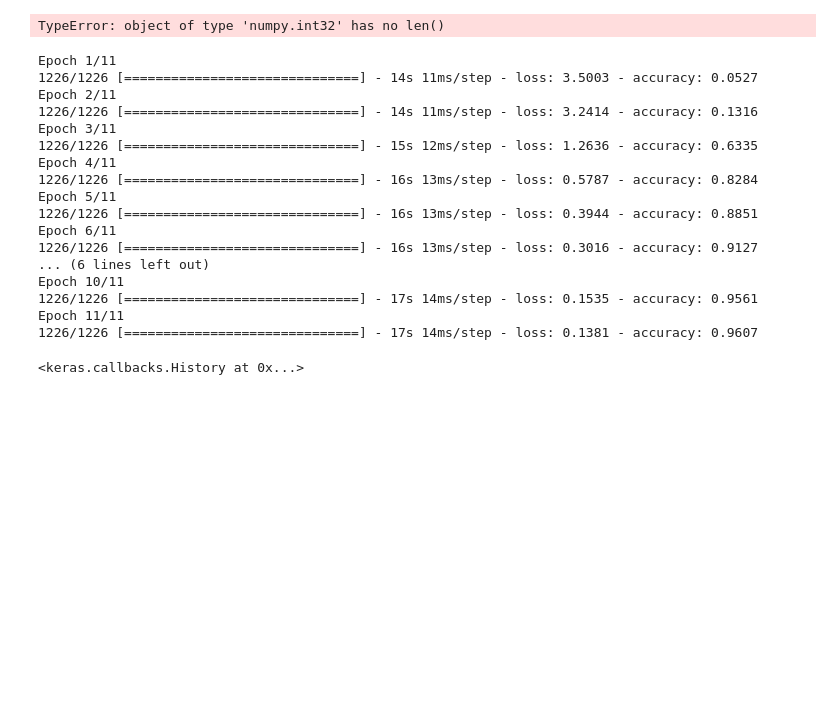
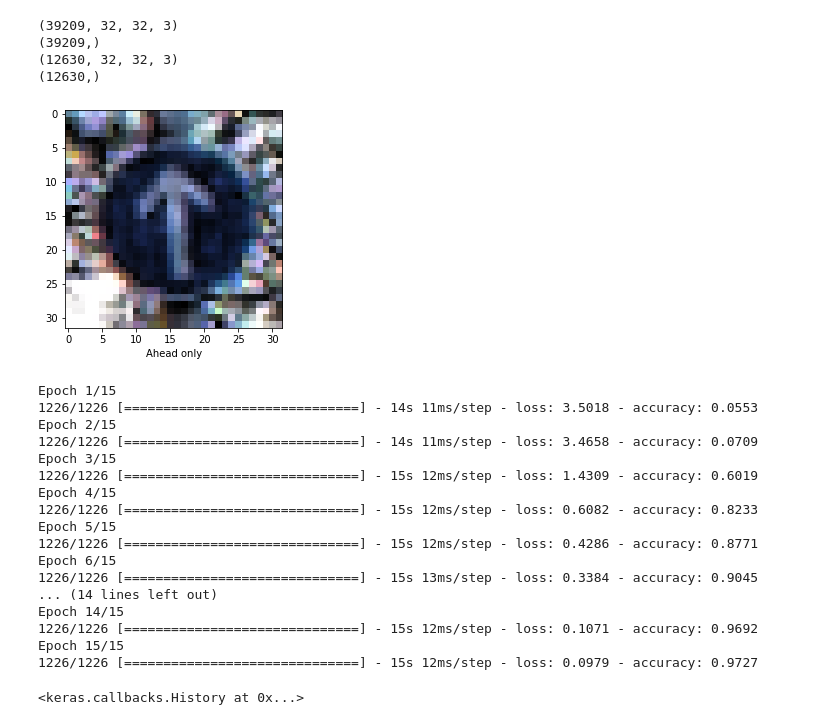
Before and after one commit to svkrishna10/Traffic-Sign-Detection, a Jupyter notebook: TrafficSignCNN.ipynb, the cells around one changed output. Drawn from its saved outputs; the diff is of its cells as text; code cells hidden in the pictures; blank space fills up the shorter version.

Commit message:
Finishing Touch
Plotting sample images and making predictions for random images in test dataset

```diff
--- a/TrafficSignCNN.ipynb
+++ b/TrafficSignCNN.ipynb
@@ -40,7 +38,7 @@ Names=['Speed limit (20km/h)','Speed limit (30km/h)','Speed limit (50km/h)','Spe
 'Turn right ahead','Turn left ahead','Ahead only','Go straight or right','Go straight or left','Keep right','Keep left','Roundabout mandatory',
 'End of no passing','End no passing veh > 3.5 tons']
 # %%
-def plot_sample(X, y, index):
+def sample_plot(X, y, index):
 
     plt.imshow(X[index])
     plt.xlabel(Names[y[index]])
@@ -56,19 +54,20 @@ testX = testX.astype("float32") / 255.0
 
 trainY=trainY.reshape(-1,)
 testY=testY.reshape(-1,)
-
-"""one-hot encode the training and testing labels
-numLabels = len(np.unique(trainY))
-trainY = to_categorical(trainY, numLabels)
-testY = to_categorical(testY, numLabels)"""
-
-
-# calculate the total number of images in each class and
-# initialize a dictionary to store the class weights
-classTotals = trainY.sum(axis=0)
-classWeight = dict()
-# %% [output]
-TypeError: object of type 'numpy.int32' has no len()
+# %%
+print(trainX.shape)
+print(trainY.shape)
+print(testX.shape)
+print(testY.shape)
+# %% [output]
+(39209, 32, 32, 3)
+(39209,)
+(12630, 32, 32, 3)
+(12630,)
+# %%
+sample_plot(trainX*255,trainY,random.randint(0,len(trainY)))
+# %% [output]
+[figure, added]
 # %%
 cnn = models.Sequential([
     layers.Conv2D(filters=32, kernel_size=(3, 3), activation='relu', input_shape=(32, 32, 3)),
@@ -85,25 +84,25 @@ cnn.compile(optimizer='adam',
               loss='sparse_categorical_crossentropy',
               metrics=['accuracy'])
 # %%
-cnn.fit(trainX, trainY, epochs=11)
+cnn.fit(trainX, trainY, epochs=15)
 # %% [output]
-Epoch 1/11
-1226/1226 [==============================] - 14s 11ms/step - loss: 3.5003 - accuracy: 0.0527
-Epoch 2/11
-1226/1226 [==============================] - 14s 11ms/step - loss: 3.2414 - accuracy: 0.1316
-Epoch 3/11
-1226/1226 [==============================] - 15s 12ms/step - loss: 1.2636 - accuracy: 0.6335
-Epoch 4/11
-1226/1226 [==============================] - 16s 13ms/step - loss: 0.5787 - accuracy: 0.8284
-Epoch 5/11
-1226/1226 [==============================] - 16s 13ms/step - loss: 0.3944 - accuracy: 0.8851
-Epoch 6/11
-1226/1226 [==============================] - 16s 13ms/step - loss: 0.3016 - accuracy: 0.9127
-... (6 lines left out)
-Epoch 10/11
-1226/1226 [==============================] - 17s 14ms/step - loss: 0.1535 - accuracy: 0.9561
-Epoch 11/11
-1226/1226 [==============================] - 17s 14ms/step - loss: 0.1381 - accuracy: 0.9607
+Epoch 1/15
+1226/1226 [==============================] - 14s 11ms/step - loss: 3.5018 - accuracy: 0.0553
+Epoch 2/15
+1226/1226 [==============================] - 14s 11ms/step - loss: 3.4658 - accuracy: 0.0709
+Epoch 3/15
+1226/1226 [==============================] - 15s 12ms/step - loss: 1.4309 - accuracy: 0.6019
+Epoch 4/15
+1226/1226 [==============================] - 15s 12ms/step - loss: 0.6082 - accuracy: 0.8233
+Epoch 5/15
+1226/1226 [==============================] - 15s 12ms/step - loss: 0.4286 - accuracy: 0.8771
+Epoch 6/15
+1226/1226 [==============================] - 15s 13ms/step - loss: 0.3384 - accuracy: 0.9045
+... (14 lines left out)
+Epoch 14/15
+1226/1226 [==============================] - 15s 12ms/step - loss: 0.1071 - accuracy: 0.9692
+Epoch 15/15
+1226/1226 [==============================] - 15s 12ms/step - loss: 0.0979 - accuracy: 0.9727
 <keras.callbacks.History at 0x...>
 # %%
 cnn.evaluate(testX,testY)
```
Also changed, not shown: parts of 5 cells of this notebook.
